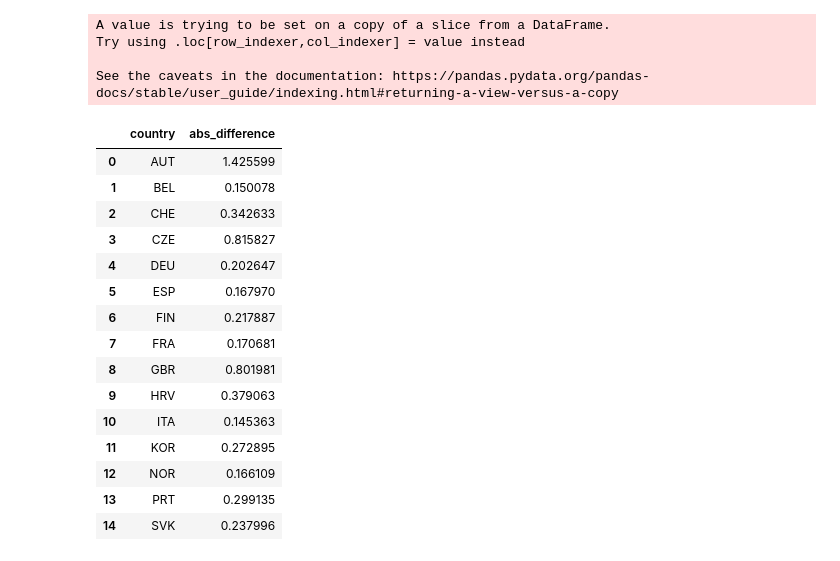
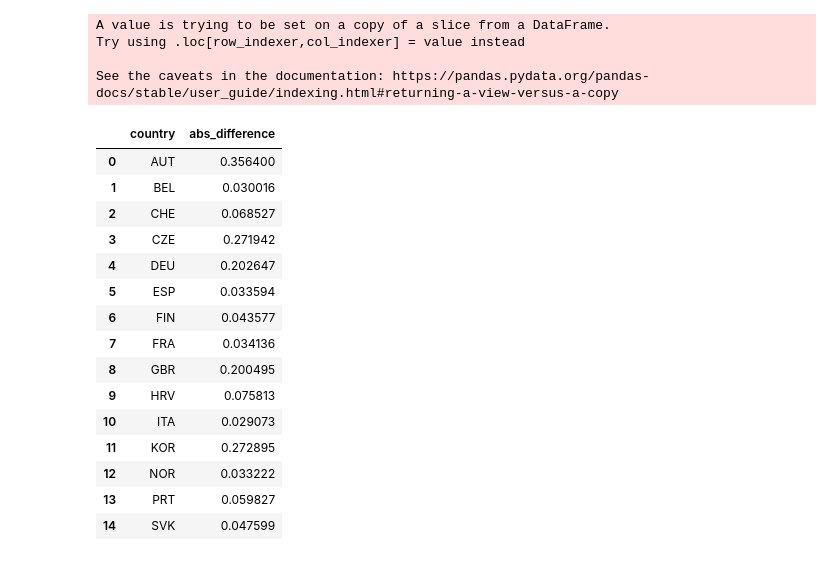
Before and after one commit to zavidos/SmartCitiesLab, a Jupyter notebook: dataset_analysis.ipynb, the cells around one changed output. Drawn from its saved outputs; the diff is of its cells as text; code cells hidden in the pictures.

```diff
--- a/dataset_analysis.ipynb
+++ b/dataset_analysis.ipynb
@@ -506,31 +540,35 @@ See the caveats in the documentation: https://pandas.pydata.org/pandas-docs/stab
 # %%
-import plotly.graph_objs as go
+# Define a mapping from original purposes to new categories
+purpose_mapping = {'Home': 'Care Tasks', 'Everyday_Shopping': 'Care Tasks',
+                   'Personal_Tasks_Errands': 'Care Tasks', 'Pick_Up_Drop_Off': 'Care Tasks'}
 
-# Merge 'Home', 'Everyday_Shopping', 'Personal_Tasks_Errands' into 'care'
-care_categories = ['Home', 'Everyday_Shopping', 'Personal_Tasks_Errands','Pick_Up_Drop_Off']
-only_male_female.loc[only_male_female['purpose'].isin(care_categories), 'purpose'] = 'Care Tasks'
+# Use replace to modify the 'purpose' column according to the mapping
+only_male_female['purpose'] = only_male_female['purpose'].replace(purpose_mapping)
 
-purpose_dfs = {}
-one_purp_only_dfs = {}
-one_purp_only_dfs_pivot = {}
+# Compute the relative frequency and difference in one line
+grouped = (only_male_female.groupby(['purpose', 'gender', 'transport_category'])['leg_distance'].sum() /
+           only_male_female.groupby(['gender'])['leg_distance'].sum()).reset_index()
 
-for purp in only_male_female['purpose'].unique():
-    purpose_dfs[purp] = only_male_female[only_male_female['purpose'] == purp]
-    one_purp_only_dfs[purp] = purpose_dfs[purp].groupby(['gender', 'transport_category'])['leg_distance'].sum() / purpose_dfs[purp].groupby('gender')['leg_distance'].sum()
+grouped.columns = ['purpose', 'gender', 'transport_category', 'relative_frequency']
 
-    one_purp_only_dfs_pivot[purp] = one_purp_only_dfs[purp].reset_index()
-    one_purp_only_dfs_pivot[purp].columns = ['gender', 'transport_category', 'relative_frequency']
-    one_purp_only_dfs_pivot[purp] = one_purp_only_dfs_pivot[purp].pivot(index='transport_category', columns='gender', values='relative_frequency')
-    one_purp_only_dfs_pivot[purp]['difference_%'] = (one_purp_only_dfs_pivot[purp]['Male'] - one_purp_only_dfs_pivot[purp]['Female']) * 100
-    one_purp_only_dfs_pivot[purp] = one_purp_only_dfs_pivot[purp].reset_index()
+# Pivot the dataframe
+pivot_df = grouped.pivot_table(index=['purpose', 'transport_category'], columns='gender', values='relative_frequency').reset_index()
+
+# Compute the difference
+pivot_df['difference_%'] = (pivot_df['Male'] - pivot_df['Female']) * 100
+
+# Reset index for the plot
+pivot_df.reset_index(inplace=True)
 
 fig = go.Figure()
 
-for purp in only_male_female['purpose'].unique():
-    one_purp_df = one_purp_only_dfs_pivot[purp]
-    fig.add_trace(go.Bar(y=one_purp_df['transport_category'], x=one_purp_df['difference_%'], name=purp, orientation='h'))
+# Plot the results
+for purpose in pivot_df['transport_category'].unique():
+    temp_df = pivot_df[pivot_df['transport_category'] == purpose]
+    fig.add_trace(go.Bar(y=temp_df['purpose'], x=temp_df['difference_%'], name=purpose, orientation='h'))
 
-fig.update_layout(barmode='group', title_text='Difference in Transport Category Usage by Gender and Purpose', width=1000, height=800, title_x=0.5, title_font_size=26)
+fig.update_layout(barmode='group', title_text='Difference in Purpose Usage by Gender and Transport Category',
+                  width=1000, height=800, title_x=0.5, title_font_size=26)
 
 fig.update_yaxes(tickfont=dict(size=15))
 fig.update_xaxes(title_text='Percentage difference of covered distance')
@@ -614,26 +696,26 @@ See the caveats in the documentation: https://pandas.pydata.org/pandas-docs/stab
 # %%
 
 # Group by 'country' and sum the 'difference' column
-country_difference_sum = prp_pivot.groupby('country')['abs_difference'].sum().reset_index()
+country_difference_sum = prp_pivot.groupby('country')['abs_difference'].mean().reset_index()
 
 country_difference_sum
 # %% [output]
 |  | country | abs_difference |
-| 0 | AUT | 1.425599 |
-| 1 | BEL | 0.150078 |
-| 2 | CHE | 0.342633 |
-| 3 | CZE | 0.815827 |
+| 0 | AUT | 0.356400 |
+| 1 | BEL | 0.030016 |
+| 2 | CHE | 0.068527 |
+| 3 | CZE | 0.271942 |
 | 4 | DEU | 0.202647 |
-| 5 | ESP | 0.167970 |
-| 6 | FIN | 0.217887 |
-| 7 | FRA | 0.170681 |
-| 8 | GBR | 0.801981 |
-| 9 | HRV | 0.379063 |
-| 10 | ITA | 0.145363 |
+| 5 | ESP | 0.033594 |
+| 6 | FIN | 0.043577 |
+| 7 | FRA | 0.034136 |
+| 8 | GBR | 0.200495 |
+| 9 | HRV | 0.075813 |
+| 10 | ITA | 0.029073 |
 | 11 | KOR | 0.272895 |
-| 12 | NOR | 0.166109 |
-| 13 | PRT | 0.299135 |
-| 14 | SVK | 0.237996 |
+| 12 | NOR | 0.033222 |
+| 13 | PRT | 0.059827 |
+| 14 | SVK | 0.047599 |
 # %%
 import plotly.express as px
 
```
Also changed, not shown: parts of 14 cells of this notebook.
